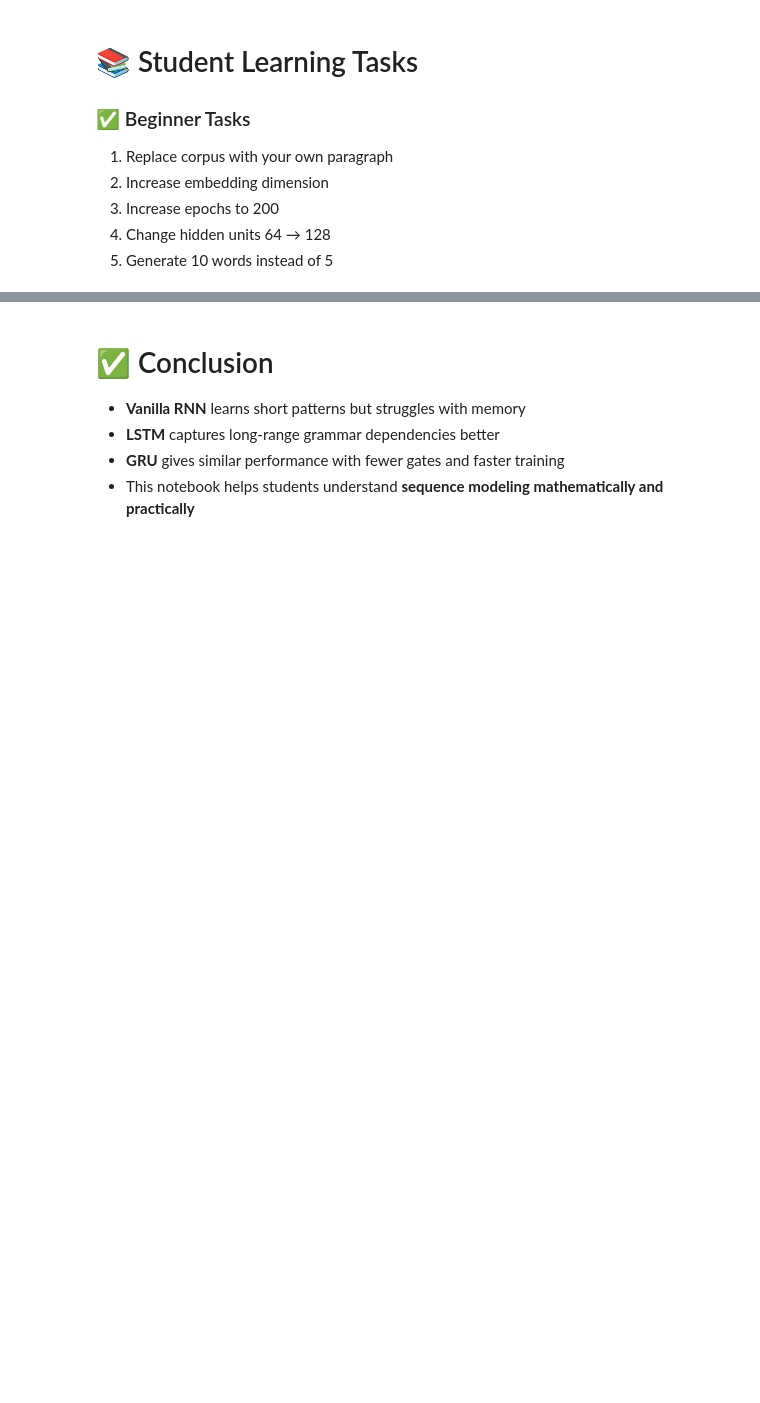
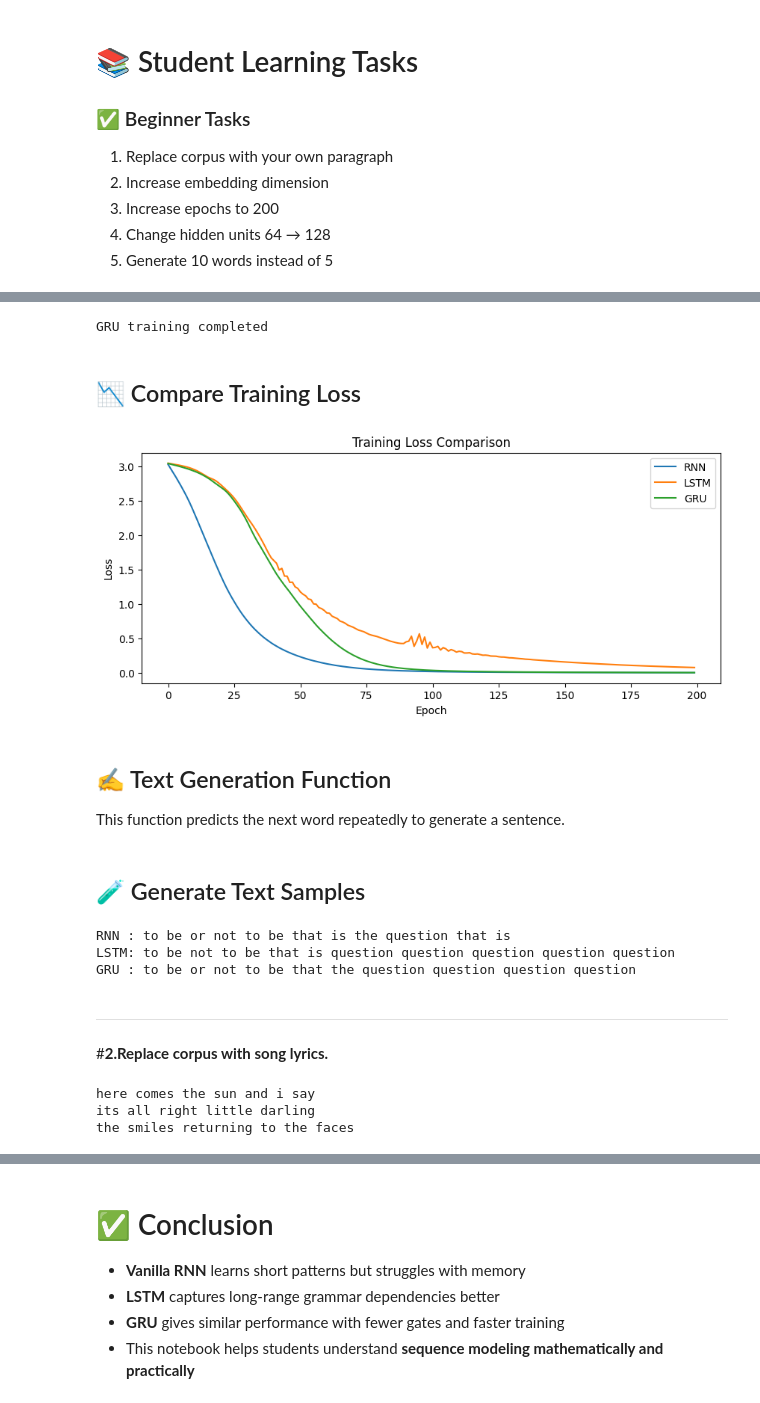
Before and after one commit to aryanranga721-ops/Celebal_Internship, a Jupyter notebook: Week5_Aryan.ipynb, the cells around one changed output, grey strips where cells are left out. Saved outputs shown, nothing was run; the diff lists cells and outputs as text; code cells hidden in the pictures; blank space fills up the shorter version.

```diff
--- a/Week5_Aryan.ipynb
+++ b/Week5_Aryan.ipynb
@@ -273,0 +204,7 @@ GRU : deep learning is transforming artificial intelligence intelligence lstm ls
+# %%
+corpus2 = '''
+to be or not to be that is the question
+whether tis nobler in the mind to suffer
+the slings and arrows of outrageous fortune
+'''
+print(corpus2)
@@ -273,0 +276,13 @@ GRU : deep learning is transforming artificial intelligence intelligence lstm ls
+# %%
+lstm_model2 = Sequential([
+    Embedding(total_words2, 64, input_length=max_len2-1),
+    LSTM(128),
+    Dense(total_words2, activation='softmax')
+])
+
+lstm_model2.compile(loss='sparse_categorical_crossentropy',
+                   optimizer='adam',
+                   metrics=['accuracy'])
+
+lstm_history2 = lstm_model2.fit(X2, y2, epochs=200, verbose=0)
+print("LSTM training completed")
@@ -273,0 +300,32 @@ GRU : deep learning is transforming artificial intelligence intelligence lstm ls
+# %%
+gru_model2 = Sequential([
+    Embedding(total_words2, 64, input_length=max_len2-1),
+    GRU(128),
+    Dense(total_words2, activation='softmax')
+])
+
+gru_model2.compile(loss='sparse_categorical_crossentropy',
+                  optimizer='adam',
+                  metrics=['accuracy'])
+
+gru_history2 = gru_model2.fit(X2, y2, epochs=200, verbose=0)
+print("GRU training completed")
+# %% [output]
+GRU training completed
+# %% [markdown]
+## 📉 Compare Training Loss
+# %%
+plt.figure(figsize=(10,4))
+plt.plot(rnn_history2.history['loss'], label='RNN')
+plt.plot(lstm_history2.history['loss'], label='LSTM')
+plt.plot(gru_history2.history['loss'], label='GRU')
+plt.xlabel("Epoch")
+plt.ylabel("Loss")
+plt.title("Training Loss Comparison")
+plt.legend()
+plt.show()
+# %% [output]
+[figure, added]
+# %% [markdown]
+## ✍️ Text Generation Function
+This function predicts the next word repeatedly to generate a sentence.
@@ -273,0 +346,24 @@ GRU : deep learning is transforming artificial intelligence intelligence lstm ls
+# %% [markdown]
+## 🧪 Generate Text Samples
+# %%
+print("RNN :", generate_text2(rnn_model2, "to be", 10))
+print("LSTM:", generate_text2(lstm_model2, "to be", 10))
+print("GRU :", generate_text2(gru_model2, "to be", 10))
+# %% [output]
+RNN : to be or not to be that is the question that is
+LSTM: to be not to be that is question question question question question
+GRU : to be or not to be that the question question question question
+# %% [markdown]
+---
+#**2.Replace corpus with song lyrics.**
+# %%
+corpus3 = '''
+here comes the sun and i say
+its all right little darling
+the smiles returning to the faces
+'''
+print(corpus3)
+# %% [output]
+here comes the sun and i say
+its all right little darling
+the smiles returning to the faces
```
Also changed, not shown: parts of 83 cells of this notebook.
